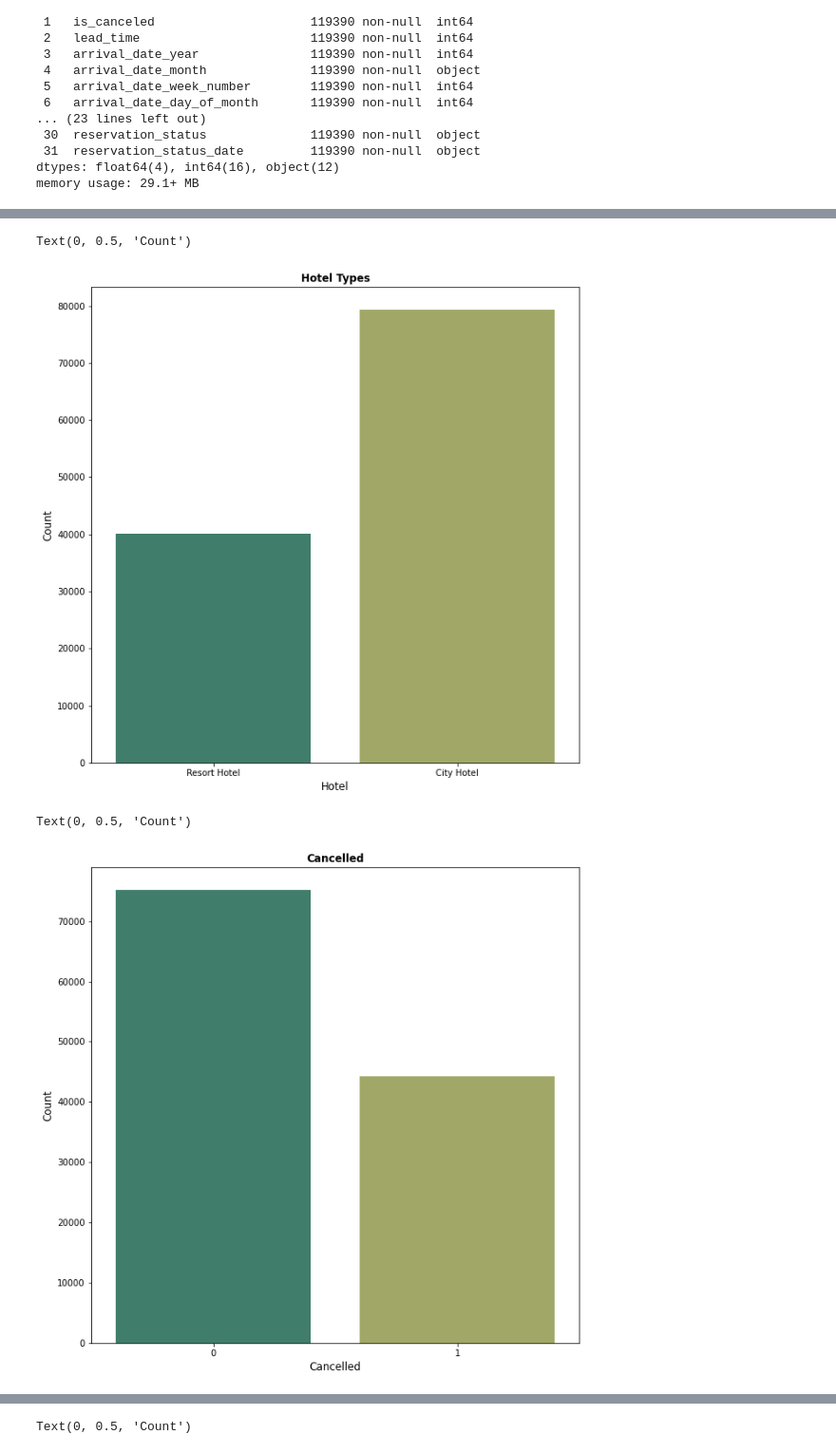
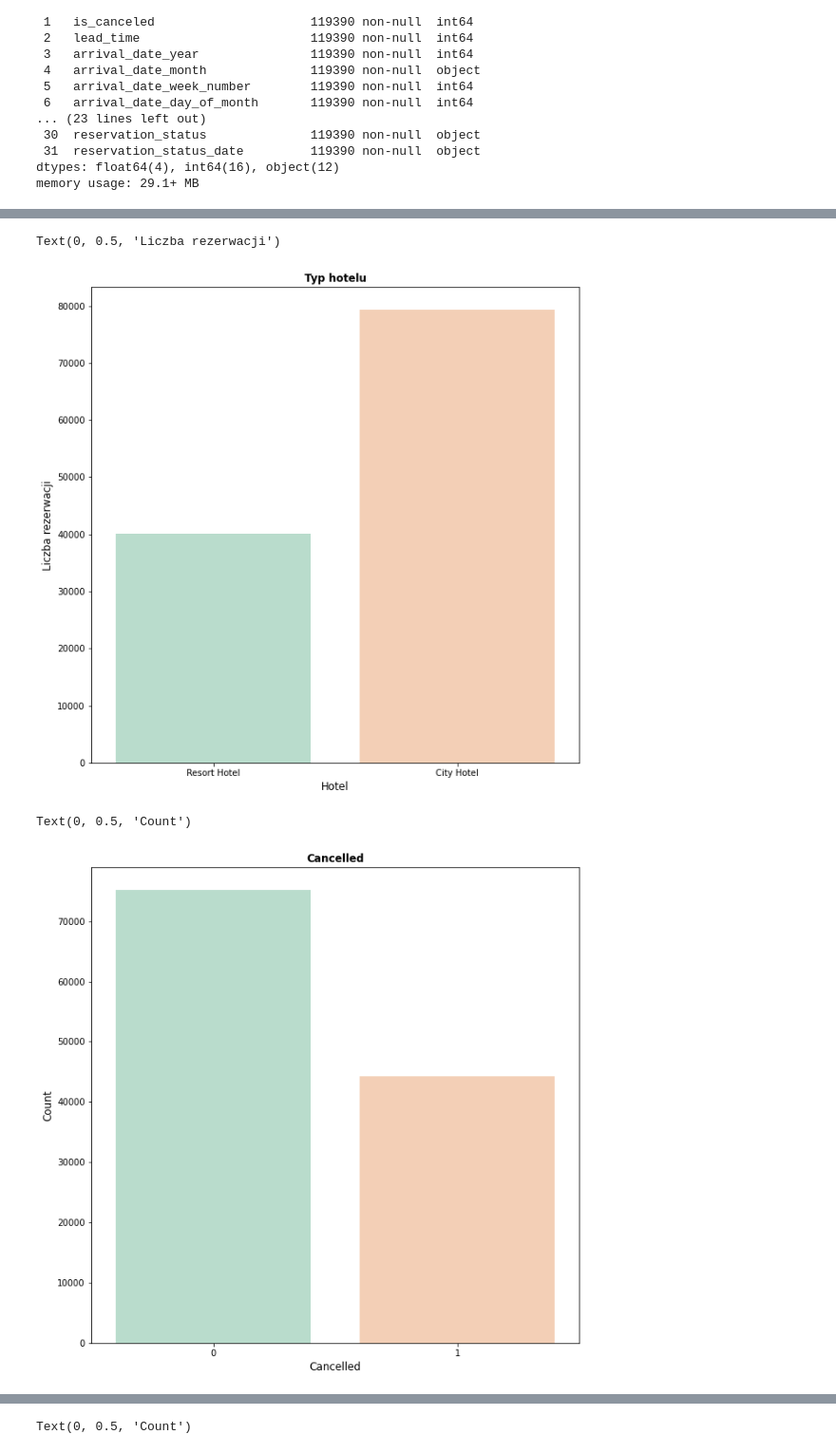
Before and after one commit to kaugustowski/hotel-data-sda, a Jupyter notebook: hotels.ipynb, the cells around one changed output, grey strips where cells are left out. Shown: that part at 95% size. Cells and saved outputs as stored; diff of their text form; code cells hidden in the pictures.

```diff
--- a/hotels.ipynb
+++ b/hotels.ipynb
@@ -29,6 +56,11 @@ Zmniejszenie wymiarowości datasetu, odrzucenie danych, które nie będą poddaw
 # %%
-columns_to_drop = ['assigned_room_type', 'company', 'reserved_room_type', 'deposit_type','previous_bookings_not_canceled','previous_cancellations','agent','country', 'required_car_parking_spaces', 'total_of_special_requests', 'days_in_waiting_list', 'deposit_type', 'reservation_status_date','booking_changes']
+columns_to_drop = ['assigned_room_type', 'company', 'reserved_room_type', 'deposit_type',
+                   'previous_bookings_not_canceled','previous_cancellations','agent',
+                   'required_car_parking_spaces', 'total_of_special_requests', 'babies',
+                   'days_in_waiting_list', 'deposit_type', 'reservation_status_date','booking_changes']
 hotel_df=hotel_df.drop(columns_to_drop, axis=1)
+los_column = hotel_df['stays_in_weekend_nights']+hotel_df['stays_in_week_nights']
+hotel_df['length_of_stay']=los_column
 hotel_df.info()
 # %% [output]
 <class 'pandas.core.frame.DataFrame'>
@@ -53,22 +88,22 @@ Liczba rezerwacji według typu hotelu
 # %%
 plt.figure(figsize=(10,10))
-sns.countplot(x='hotel', data = hotel_df, palette='gist_earth')
-plt.title('Hotel Types', weight='bold')
+sns.countplot(x='hotel', data = hotel_df, palette='Pastel2')
+plt.title('Typ hotelu', weight='bold')
 plt.xlabel('Hotel', fontsize=12)
-plt.ylabel('Count', fontsize=12)
+plt.ylabel('Liczba rezerwacji', fontsize=12)
 # %% [output]
-Text(0, 0.5, 'Count')
+Text(0, 0.5, 'Liczba rezerwacji')
-[figure, old version]
+[figure, new version]
 # %%
 hotel_df['is_canceled'].unique()
 plt.figure(figsize=(10,10))
-sns.countplot(x='is_canceled', data = hotel_df, palette='gist_earth')
+cancelled=sns.countplot(x='is_canceled', data = hotel_df, palette='Pastel2')
 plt.title('Cancelled', weight='bold')
 plt.xlabel('Cancelled', fontsize=12)
 plt.ylabel('Count', fontsize=12)
 # %% [output]
 Text(0, 0.5, 'Count')
-[figure, old version]
+[figure, new version]
 # %%
 sns.countplot(data=hotel_df,
              x='arrival_date_year', hue='hotel')
```
Also changed, not shown: parts of 15 cells of this notebook.
